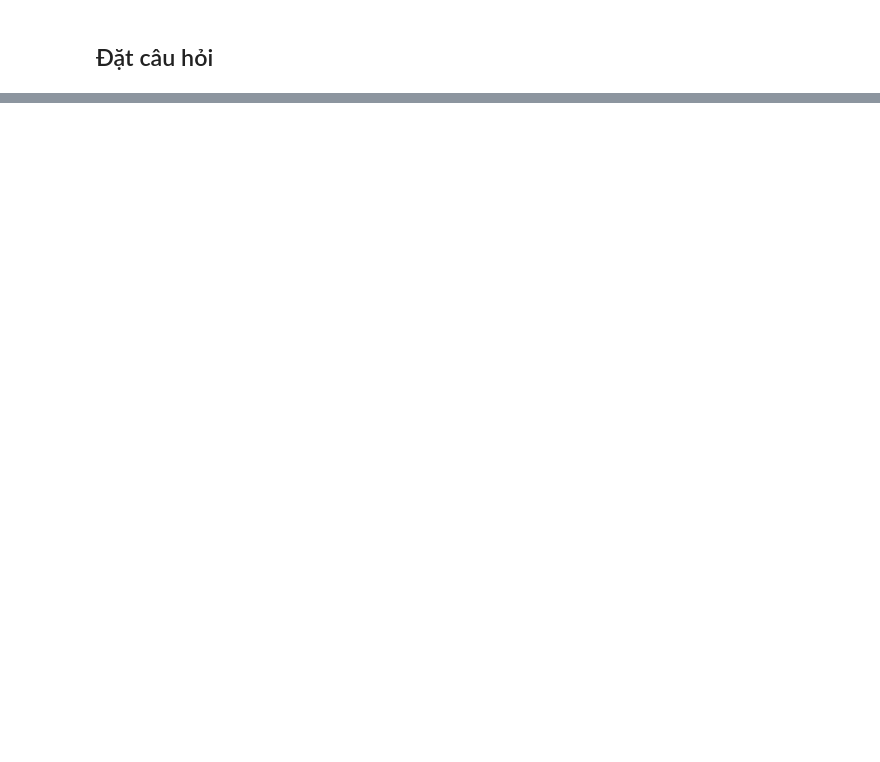
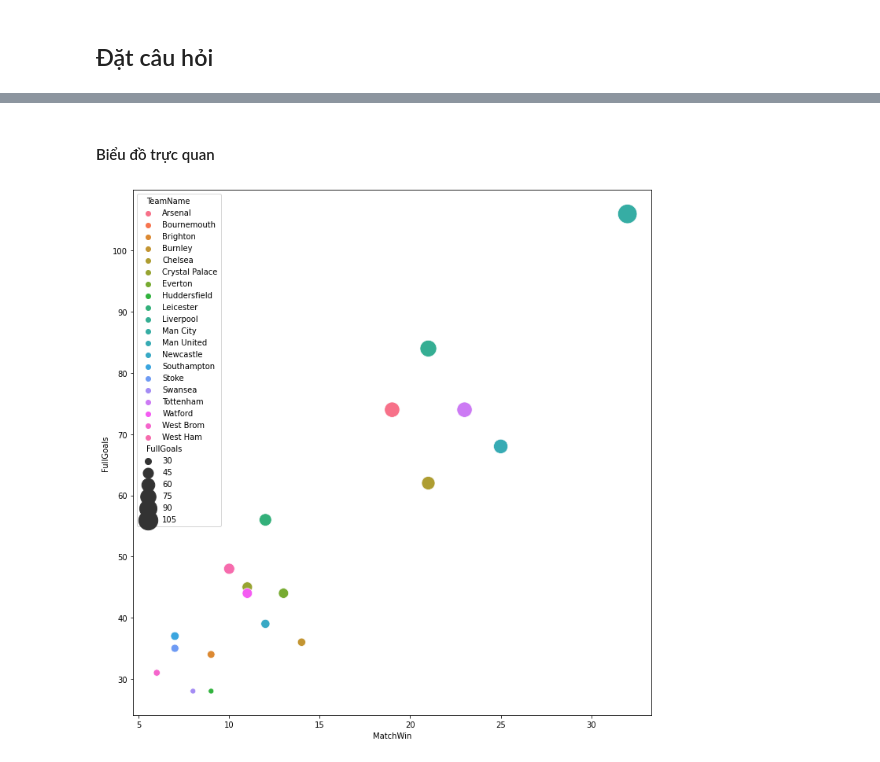
Before and after one commit to chopcolate/DataPrograming, a Jupyter notebook: Final_Project.ipynb, the cells around one changed output, grey strips where cells are left out. Saved outputs shown, nothing was run; the diff lists cells and outputs as text; code cells hidden in the pictures; blank space fills up the shorter version.

```diff
--- a/Final_Project.ipynb
+++ b/Final_Project.ipynb
@@ -136,4 +176,13 @@ Home = Home.rename({'AwayTeam':'HomeScore'}, axis = 1)
 # %%
-Away = season_scored.groupby(['Season', 'AwayTeam', 'FTR']).count()
-Away = Away.reset_index(['AwayTeam', 'FTR'])
-Away = Away.rename({'HomeTeam':'AwayScore'}, axis = 1)
+Away = season_scored.groupby(['Season', 'AwayTeam', 'FTR']).agg({'FTHG': 'count', 'FTAG': 'sum'})
+Away = Away.reset_index('FTR')
+
+Total_Away_Goal = Away['FTAG'].sum(level = ['Season','AwayTeam'])
+
+Away = Away.rename({'FTHG':'AwayWin'}, axis = 1)
+Away = Away[Away['FTR'] == 'A']
+Away = Away.drop('FTAG', axis = 1)
+
+Away = Away.join(Total_Away_Goal)
+Away = Away.reset_index('AwayTeam')
+Away.head(10)
@@ -140,3 +204,6 @@ Away = Away.rename({'HomeTeam':'AwayScore'}, axis = 1)
 # %%
-Summary_df = Home.merge(Away, left_on = 'HomeTeam', right_on = 'AwayTeam')
-Summary_df
+#Summary_df = Home.merge(Away, how = 'right', left_on = 'HomeTeam', right_on = 'AwayTeam')
+Summary_df = pd.concat([Home, Away], axis = 1)
+Summary_df = Summary_df.reset_index()
+Summary_df = Summary_df.rename({'HomeTeam':'TeamName'}, axis = 1)
+Summary_df = Summary_df.drop(['FTR', 'AwayTeam'], axis = 1)
@@ -157,2 +212,3 @@ Summary_df
 # %%
-Summary_df['Summary'] = Summary_df['HomeScore'] + Summary_df['AwayScore']
+Summary_df['MatchWin'] = Summary_df['HomeWin'] + Summary_df['AwayWin']
+Summary_df['FullGoals'] = Summary_df['FTHG'] + Summary_df['FTAG']
@@ -159,2 +235,13 @@ Summary_df['Summary'] = Summary_df['HomeScore'] + Summary_df['AwayScore']
+# %% [markdown]
+#### Biểu đồ trực quan
 # %%
-Summary_df.head(10)
+def drawScatter(draw_df):
+    plt.figure(figsize=(10, 10))
+    sns.scatterplot(x = draw_df['MatchWin'], y = draw_df['FullGoals'],
+                    hue = draw_df['TeamName'], size = draw_df['FullGoals']
+                    ,sizes = (50, 600))
+    plt.tight_layout()
+# %%
+drawScatter(Summary_df[Summary_df['Season'] == '2017-18'])
+# %% [output]
+[figure, added]
```
Also changed, not shown: parts of 19 cells of this notebook.
